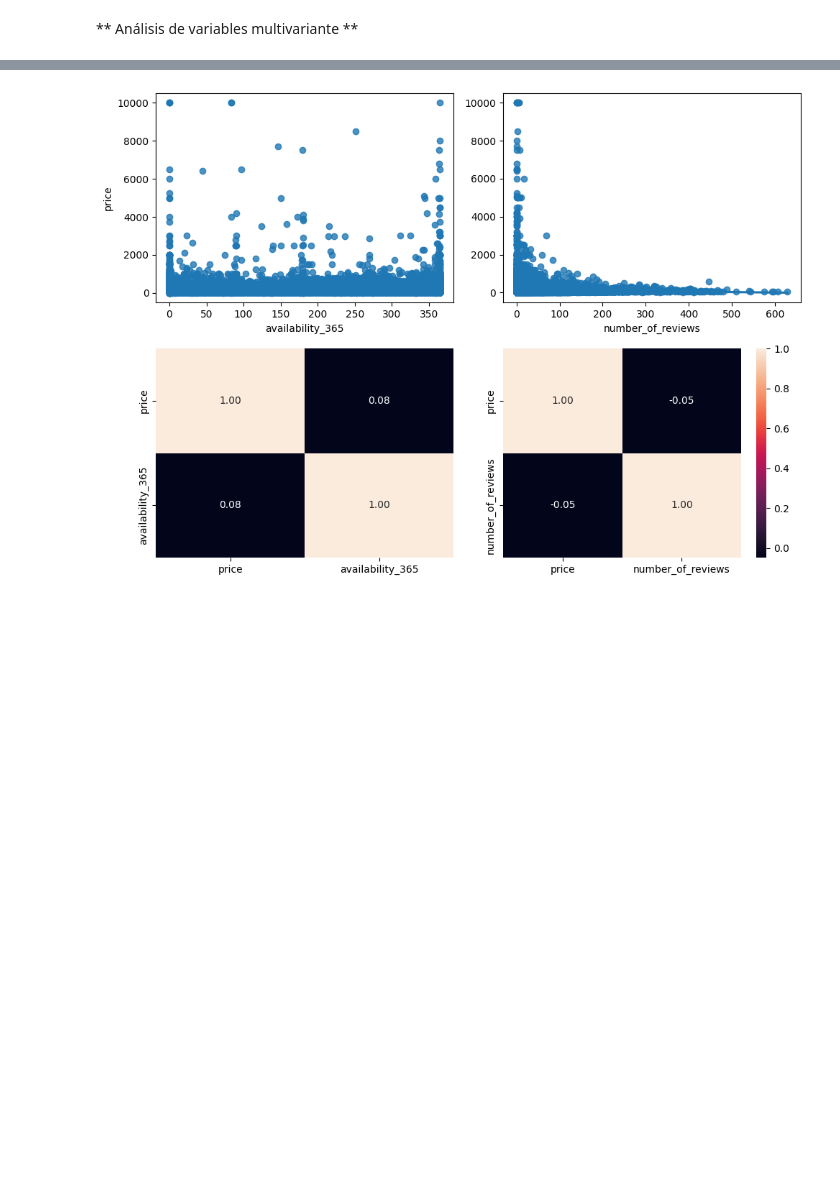
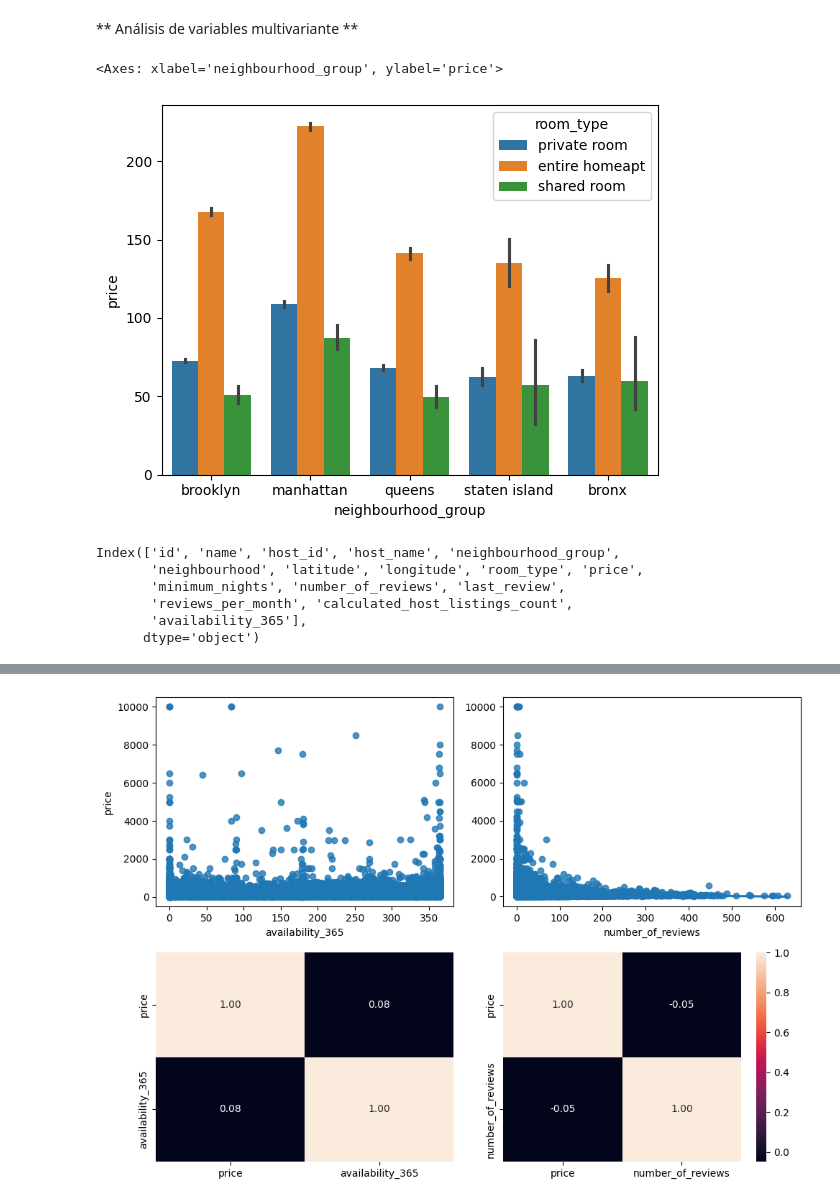
Before and after one commit to 4GeeksAcademy/Finarosalina_proyecto_EDA, a Jupyter notebook: src/explore.ipynb, the cells around one changed output, grey strips where cells are left out. Cells and saved outputs as stored; diff of their text form; code cells hidden in the pictures; blank space fills up the shorter version.

```diff
--- a/src/explore.ipynb
+++ b/src/explore.ipynb
@@ -151,3 +168,17 @@ plt.show()
 Sorprende la reprende la representación de la disponibilidad, es francamente baja para la mayoría de establecimientos, con medias inferiores a 50 días libres por año. Si bien es cierto que en un número menor de establecimientos si existe una mayor disponibilidad. En el resto de atribituos se aprecian outlayers, siendo en "número de noches" especialmetne significativo,superando las 1000 noches el ciertos casos, lo que indica que o bien los datos son erróneos (habría que revisar) o bien en ciertos casos se emplean como vivienda habitual.
 # %% [markdown]
 ** Análisis de variables multivariante **
+# %%
+sns.barplot(data=df, x = 'neighbourhood_group', y= 'price', hue="room_type")
+# %% [output]
+<Axes: xlabel='neighbourhood_group', ylabel='price'>
+[figure, added]
+# %%
+df.columns
+# %% [output]
+Index(['id', 'name', 'host_id', 'host_name', 'neighbourhood_group',
+       'neighbourhood', 'latitude', 'longitude', 'room_type', 'price',
+       'minimum_nights', 'number_of_reviews', 'last_review',
+       'reviews_per_month', 'calculated_host_listings_count',
+       'availability_365'],
+      dtype='object')
```
Also changed, not shown: parts of 27 cells of this notebook.
